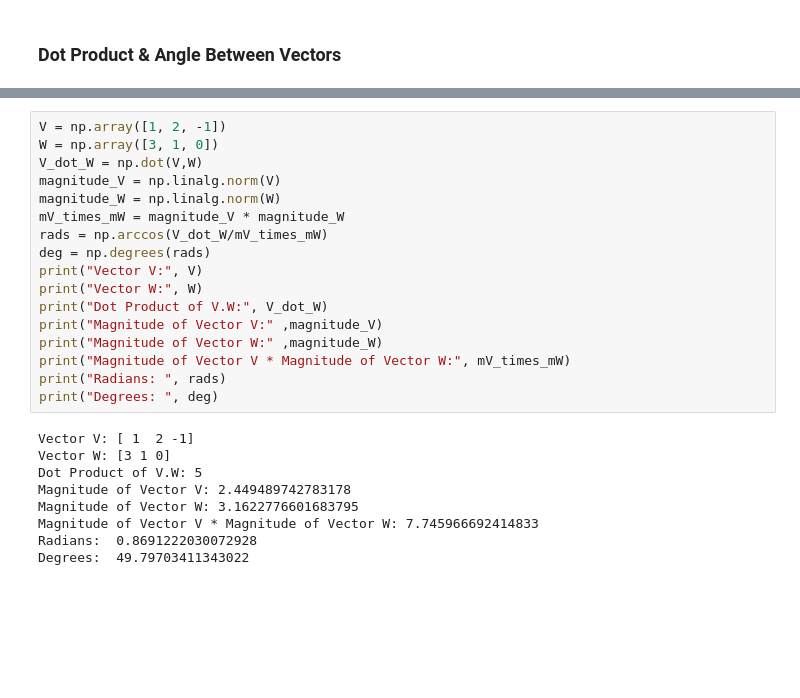
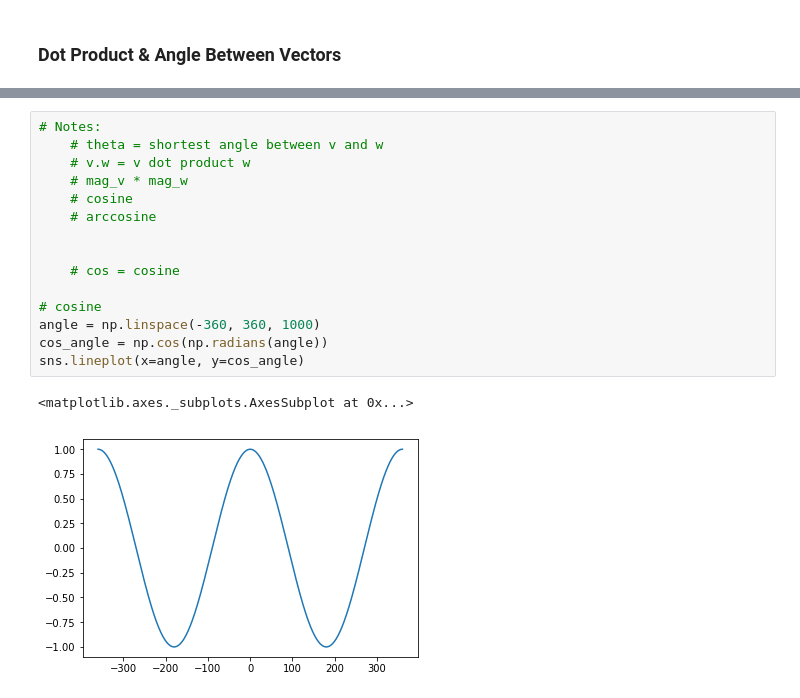
Before and after one commit to m8kin/course_udacity_linear_algebra_refresher, a Jupyter notebook: Linear Algebra Refresher Notebook.ipynb, the cells around one changed output, grey strips where cells are left out. Cells and saved outputs as stored; diff of their text form; blank space fills up the shorter version.

```diff
--- a/Linear Algebra Refresher Notebook.ipynb
+++ b/Linear Algebra Refresher Notebook.ipynb
@@ -132,26 +178,18 @@ Vector A: [1 2 3] * Vector B: [4 5 6] = Vector AB: [ 4 10 18]
-# %%
-V = np.array([1, 2, -1])
-W = np.array([3, 1, 0])
-V_dot_W = np.dot(V,W)
-magnitude_V = np.linalg.norm(V)
-magnitude_W = np.linalg.norm(W)
-mV_times_mW = magnitude_V * magnitude_W
-rads = np.arccos(V_dot_W/mV_times_mW)
-deg = np.degrees(rads)
-print("Vector V:", V)
-print("Vector W:", W)
-print("Dot Product of V.W:", V_dot_W)
-print("Magnitude of Vector V:" ,magnitude_V)
-print("Magnitude of Vector W:" ,magnitude_W)
-print("Magnitude of Vector V * Magnitude of Vector W:", mV_times_mW)
-print("Radians: ", rads)
-print("Degrees: ", deg)
-# %% [output]
-Vector V: [ 1  2 -1]
-Vector W: [3 1 0]
-Dot Product of V.W: 5
-Magnitude of Vector V: 2.449489742783178
-Magnitude of Vector W: 3.1622776601683795
-Magnitude of Vector V * Magnitude of Vector W: 7.745966692414833
-Radians:  0.8691222030072928
-Degrees:  49.79703411343022
+# %%
+# Notes:
+    # theta = shortest angle between v and w
+    # v.w = v dot product w
+    # mag_v * mag_w
+    # cosine
+    # arccosine
+
+
+    # cos = cosine
+
+# cosine
+angle = np.linspace(-360, 360, 1000)
+cos_angle = np.cos(np.radians(angle))
+sns.lineplot(x=angle, y=cos_angle)
+# %% [output]
+<matplotlib.axes._subplots.AxesSubplot at 0x...>
+[figure, added]
```
Also changed, not shown: parts of 7 cells of this notebook.
